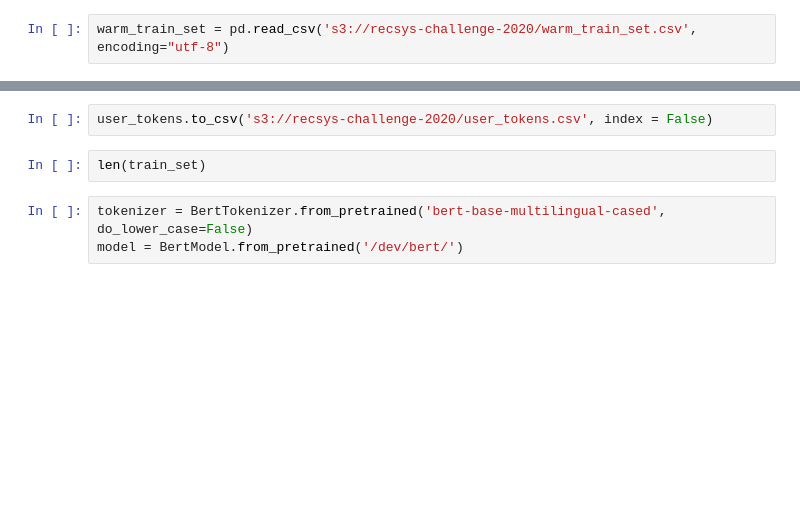
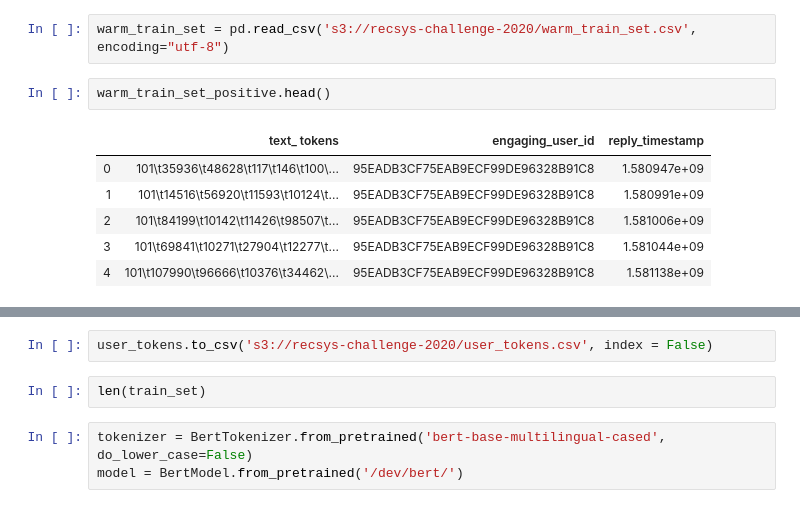
Before and after one commit to sumitsidana/recsys_challenge_2020, a Jupyter notebook: SaveUserTokens.ipynb, the cells around one changed output, grey strips where cells are left out. Saved outputs shown, nothing was run; the diff lists cells and outputs as text; blank space fills up the shorter version.

```diff
--- a/SaveUserTokens.ipynb
+++ b/SaveUserTokens.ipynb
@@ -34,4 +50,13 @@ warm_train_set.to_csv('s3://recsys-challenge-2020/warm_train_set.csv', index = F
 # %%
 warm_train_set = pd.read_csv('s3://recsys-challenge-2020/warm_train_set.csv', encoding="utf-8")
+# %%
+warm_train_set_positive.head()
+# %% [output]
+|  | text_ tokens | engaging_user_id | reply_timestamp |
+| 0 | 101\t35936\t48628\t117\t146\t100\... | 95EADB3CF75EAB9ECF99DE96328B91C8 | 1.580947e+09 |
+| 1 | 101\t14516\t56920\t11593\t10124\t... | 95EADB3CF75EAB9ECF99DE96328B91C8 | 1.580991e+09 |
+| 2 | 101\t84199\t10142\t11426\t98507\t... | 95EADB3CF75EAB9ECF99DE96328B91C8 | 1.581006e+09 |
+| 3 | 101\t69841\t10271\t27904\t12277\t... | 95EADB3CF75EAB9ECF99DE96328B91C8 | 1.581044e+09 |
+| 4 | 101\t107990\t96666\t10376\t34462\... | 95EADB3CF75EAB9ECF99DE96328B91C8 | 1.581138e+09 |
 # %%
 len(warm_train_set)
```
Also changed, not shown: parts of 22 cells of this notebook, 1 other file.
